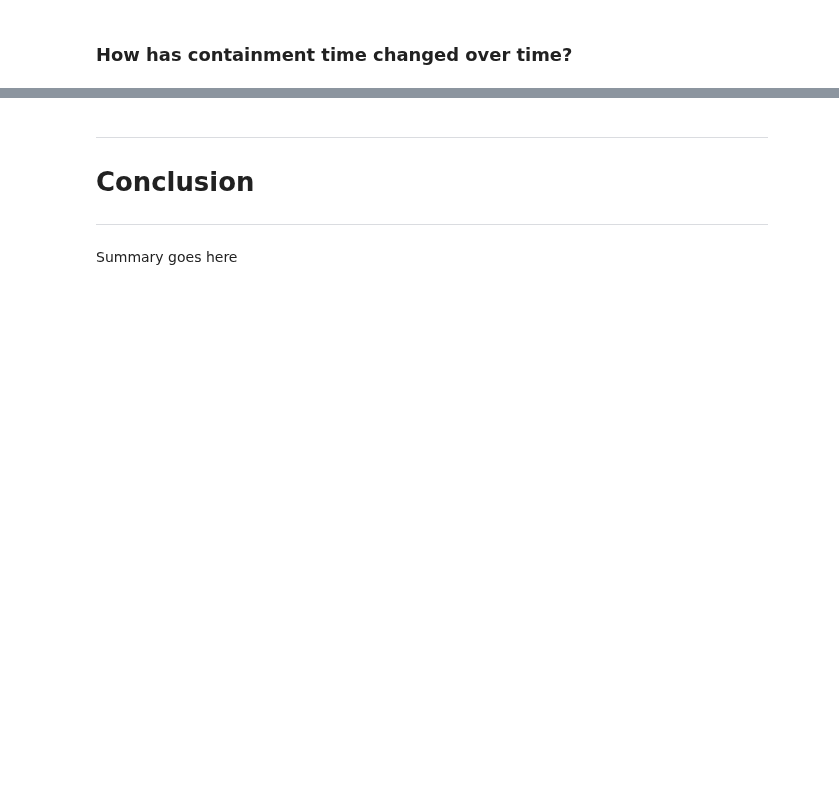
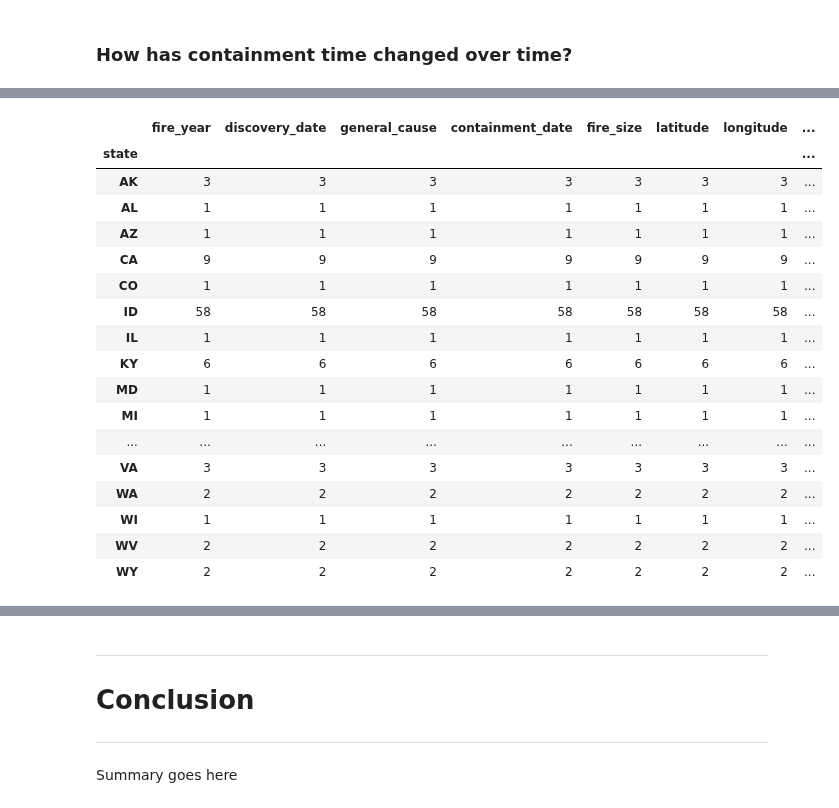
Before and after one commit to Dames-Researching-Flames/Sound-the-Alarm, a Jupyter notebook: Individual Works/Jeanettes_Workbook.ipynb, the cells around one changed output, grey strips where cells are left out. Saved outputs shown, nothing was run; the diff lists cells and outputs as text; code cells hidden in the pictures; blank space fills up the shorter version.

```diff
--- a/Individual Works/Jeanettes_Workbook.ipynb
+++ b/Individual Works/Jeanettes_Workbook.ipynb
@@ -345,0 +442,21 @@ monthly_fire_lifetime[monthly_fire_lifetime.days_fire_existed > '1 days']
+# %%
+clean_df[clean_df.days_fire_existed >= '730 days'].groupby('state').count()
+# %% [output]
+|  | fire_year | discovery_date | general_cause | containment_date | fire_size | latitude | longitude | ... |
+| state |  |  |  |  |  |  |  | ... |
+| AK | 3 | 3 | 3 | 3 | 3 | 3 | 3 | ... |
+| AL | 1 | 1 | 1 | 1 | 1 | 1 | 1 | ... |
+| AZ | 1 | 1 | 1 | 1 | 1 | 1 | 1 | ... |
+| CA | 9 | 9 | 9 | 9 | 9 | 9 | 9 | ... |
+| CO | 1 | 1 | 1 | 1 | 1 | 1 | 1 | ... |
+| ID | 58 | 58 | 58 | 58 | 58 | 58 | 58 | ... |
+| IL | 1 | 1 | 1 | 1 | 1 | 1 | 1 | ... |
+| KY | 6 | 6 | 6 | 6 | 6 | 6 | 6 | ... |
+| MD | 1 | 1 | 1 | 1 | 1 | 1 | 1 | ... |
+| MI | 1 | 1 | 1 | 1 | 1 | 1 | 1 | ... |
+| ... | ... | ... | ... | ... | ... | ... | ... | ... |
+| VA | 3 | 3 | 3 | 3 | 3 | 3 | 3 | ... |
+| WA | 2 | 2 | 2 | 2 | 2 | 2 | 2 | ... |
+| WI | 1 | 1 | 1 | 1 | 1 | 1 | 1 | ... |
+| WV | 2 | 2 | 2 | 2 | 2 | 2 | 2 | ... |
+| WY | 2 | 2 | 2 | 2 | 2 | 2 | 2 | ... |
```
Also changed, not shown: parts of 39 cells of this notebook, 1 other file.
